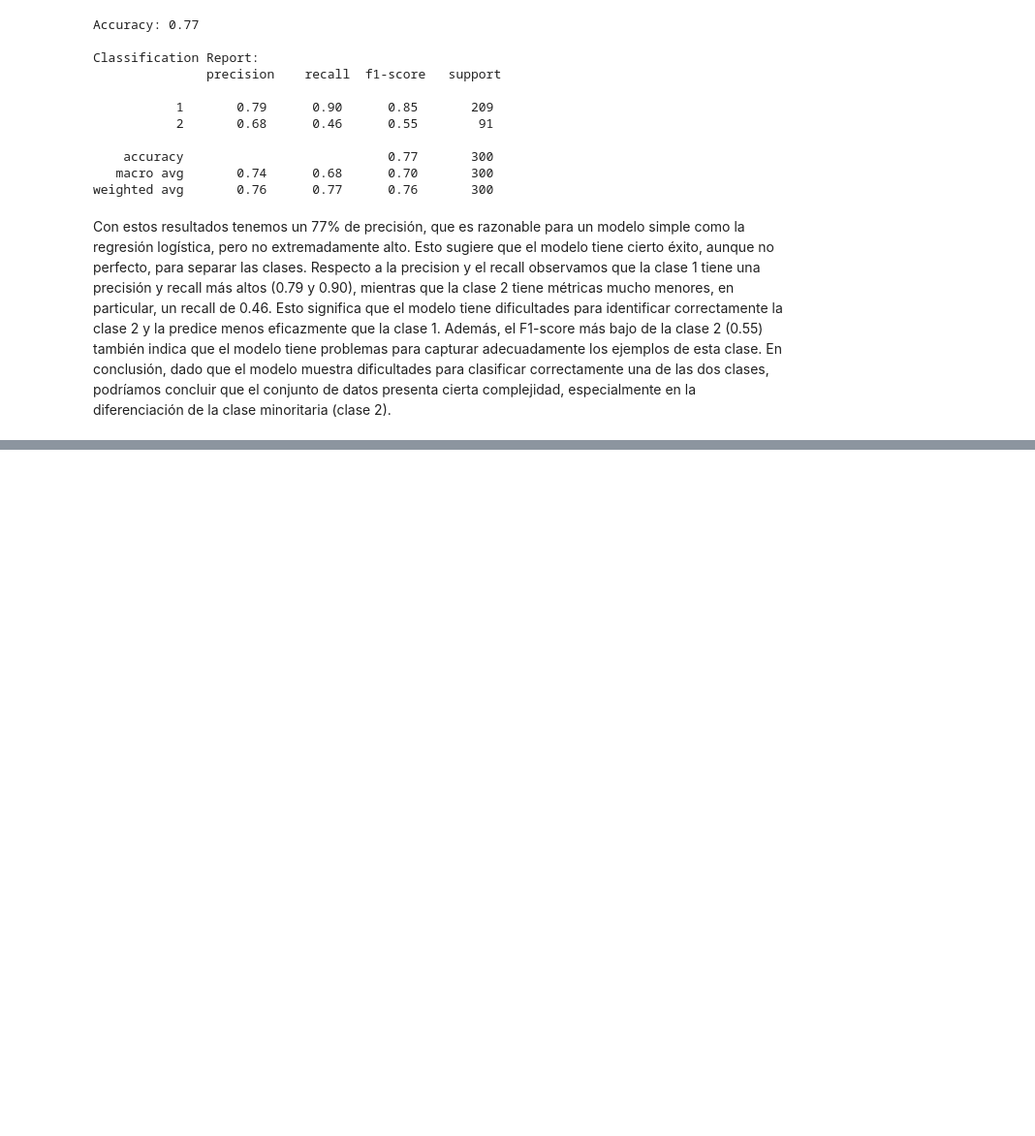
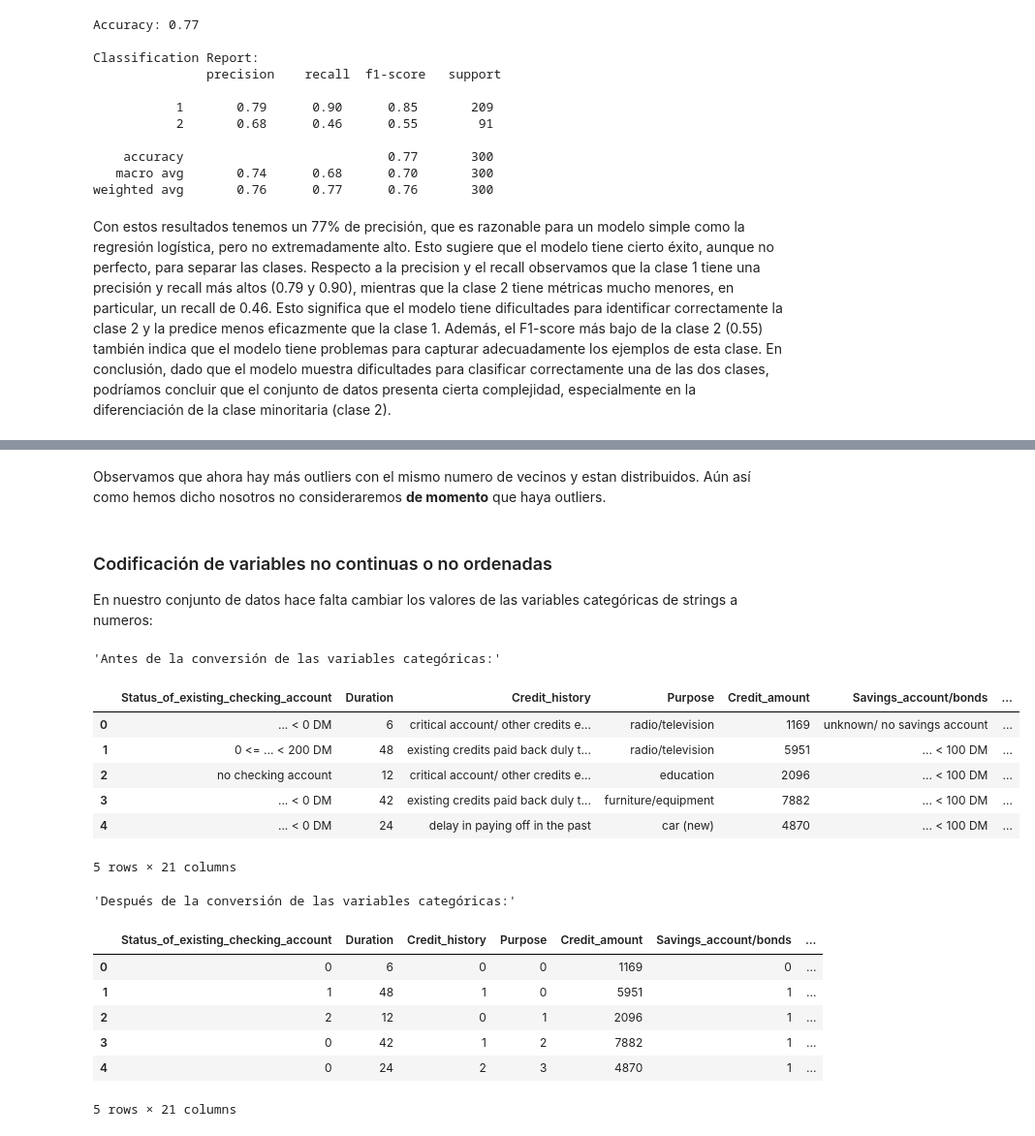
Before and after one commit to Ivian34/PRACTICA_APA, a Jupyter notebook: PracticaAPA.ipynb, the cells around one changed output, grey strips where cells are left out. Shown at 97% size. Saved outputs shown, nothing was run; the diff lists cells and outputs as text; code cells hidden in the pictures; blank space fills up the shorter version.

```diff
--- a/PracticaAPA.ipynb
+++ b/PracticaAPA.ipynb
@@ -465,0 +618,36 @@ En conclusión, dado que el modelo muestra dificultades para clasificar correcta
+# %% [markdown]
+Observamos que ahora hay más outliers con el mismo numero de vecinos y estan distribuidos.
+Aún así como hemos dicho nosotros no consideraremos **de momento** que haya outliers.
+# %% [markdown]
+### Codificación de variables no continuas o no ordenadas
+En nuestro conjunto de datos hace falta cambiar los valores de las variables categóricas de strings a numeros:
+# %%
+
+# Mostrar antes de la conversión
+display("Antes de la conversión de las variables categóricas:", df.head())
+
+# Convertir las variables categóricas en valores numéricos
+for column in df.columns:
+    if df[column].dtype == 'object':  # Verificar si la columna es categórica
+        df[column], _ = pd.factorize(df[column])
+
+
+# Mostrar antes de la conversión
+display("Después de la conversión de las variables categóricas:", df.head())
+# %% [output]
+'Antes de la conversión de las variables categóricas:'
+|  | Status_of_existing_checking_account | Duration | Credit_history | Purpose | Credit_amount | Savings_account/bonds | ... |
+| 0 | ... < 0 DM | 6 | critical account/ other credits e... | radio/television | 1169 | unknown/ no savings account | ... |
+| 1 | 0 <= ... < 200 DM | 48 | existing credits paid back duly t... | radio/television | 5951 | ... < 100 DM | ... |
+| 2 | no checking account | 12 | critical account/ other credits e... | education | 2096 | ... < 100 DM | ... |
+| 3 | ... < 0 DM | 42 | existing credits paid back duly t... | furniture/equipment | 7882 | ... < 100 DM | ... |
+| 4 | ... < 0 DM | 24 | delay in paying off in the past | car (new) | 4870 | ... < 100 DM | ... |
+5 rows × 21 columns
+'Después de la conversión de las variables categóricas:'
+|  | Status_of_existing_checking_account | Duration | Credit_history | Purpose | Credit_amount | Savings_account/bonds | ... |
+| 0 | 0 | 6 | 0 | 0 | 1169 | 0 | ... |
+| 1 | 1 | 48 | 1 | 0 | 5951 | 1 | ... |
+| 2 | 2 | 12 | 0 | 1 | 2096 | 1 | ... |
+| 3 | 0 | 42 | 1 | 2 | 7882 | 1 | ... |
+| 4 | 0 | 24 | 2 | 3 | 4870 | 1 | ... |
+5 rows × 21 columns
```
Also changed, not shown: parts of 10 cells of this notebook, 1 other file.
